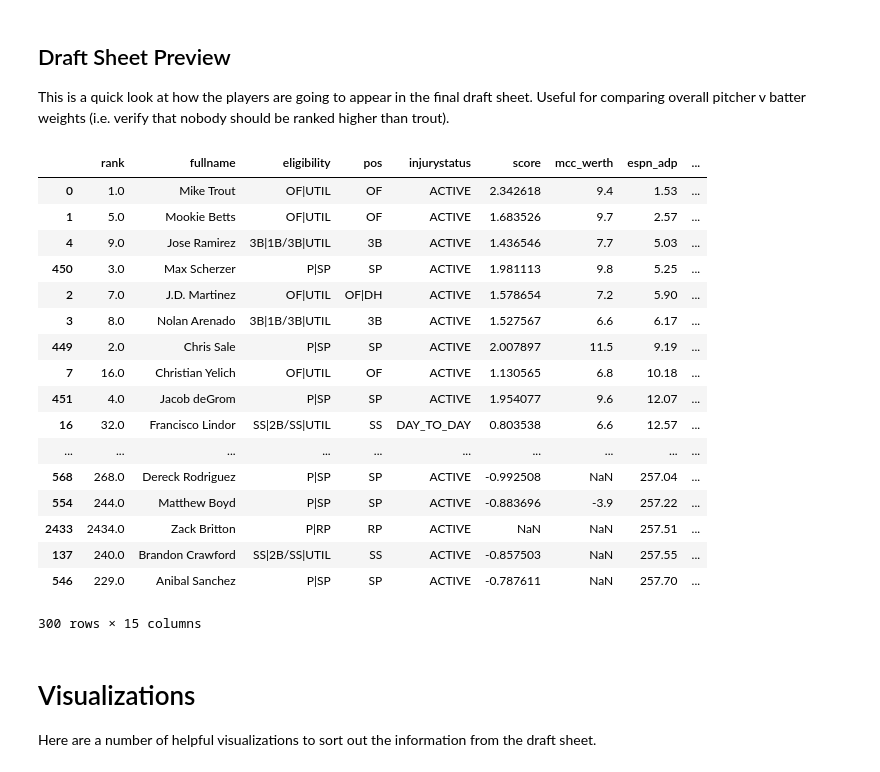
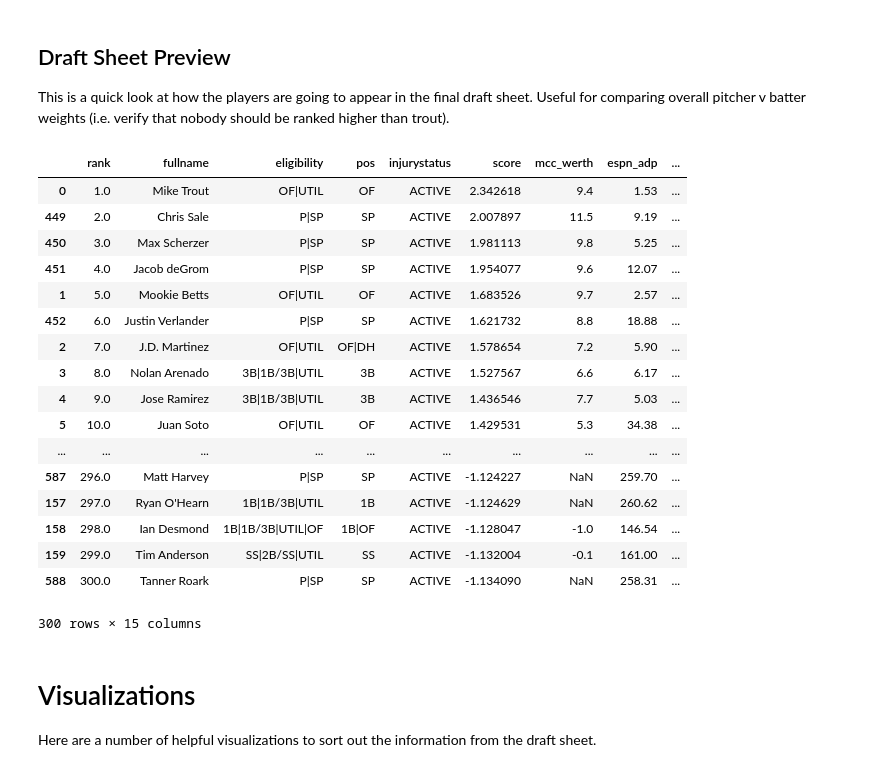
Before and after one commit to zmsy/notebooks, a Jupyter notebook: Player Z-scores.ipynb, the cells around one changed output. Drawn from its saved outputs; the diff is of its cells as text; code cells hidden in the pictures.

```diff
--- a/Player Z-scores.ipynb
+++ b/Player Z-scores.ipynb
@@ -351,25 +351,25 @@ with pd.ExcelWriter('fantasy2019.xlsx') as writer:
 
 This is a quick look at how the players are going to appear in the final draft sheet. Useful for comparing overall pitcher v batter weights (i.e. verify that nobody should be ranked higher than trout).
 # %%
-dfd.sort_values(by="espn_adp").head(300)
+dfd.head(300)
 # %% [output]
 |  | rank | fullname | eligibility | pos | injurystatus | score | mcc_werth | espn_adp | ... |
 | 0 | 1.0 | Mike Trout | OF|UTIL | OF | ACTIVE | 2.342618 | 9.4 | 1.53 | ... |
+| 449 | 2.0 | Chris Sale | P|SP | SP | ACTIVE | 2.007897 | 11.5 | 9.19 | ... |
+| 450 | 3.0 | Max Scherzer | P|SP | SP | ACTIVE | 1.981113 | 9.8 | 5.25 | ... |
+| 451 | 4.0 | Jacob deGrom | P|SP | SP | ACTIVE | 1.954077 | 9.6 | 12.07 | ... |
 | 1 | 5.0 | Mookie Betts | OF|UTIL | OF | ACTIVE | 1.683526 | 9.7 | 2.57 | ... |
-| 4 | 9.0 | Jose Ramirez | 3B|1B/3B|UTIL | 3B | ACTIVE | 1.436546 | 7.7 | 5.03 | ... |
-| 450 | 3.0 | Max Scherzer | P|SP | SP | ACTIVE | 1.981113 | 9.8 | 5.25 | ... |
+| 452 | 6.0 | Justin Verlander | P|SP | SP | ACTIVE | 1.621732 | 8.8 | 18.88 | ... |
 | 2 | 7.0 | J.D. Martinez | OF|UTIL | OF|DH | ACTIVE | 1.578654 | 7.2 | 5.90 | ... |
 | 3 | 8.0 | Nolan Arenado | 3B|1B/3B|UTIL | 3B | ACTIVE | 1.527567 | 6.6 | 6.17 | ... |
-| 449 | 2.0 | Chris Sale | P|SP | SP | ACTIVE | 2.007897 | 11.5 | 9.19 | ... |
-| 7 | 16.0 | Christian Yelich | OF|UTIL | OF | ACTIVE | 1.130565 | 6.8 | 10.18 | ... |
-| 451 | 4.0 | Jacob deGrom | P|SP | SP | ACTIVE | 1.954077 | 9.6 | 12.07 | ... |
-| 16 | 32.0 | Francisco Lindor | SS|2B/SS|UTIL | SS | DAY_TO_DAY | 0.803538 | 6.6 | 12.57 | ... |
+| 4 | 9.0 | Jose Ramirez | 3B|1B/3B|UTIL | 3B | ACTIVE | 1.436546 | 7.7 | 5.03 | ... |
+| 5 | 10.0 | Juan Soto | OF|UTIL | OF | ACTIVE | 1.429531 | 5.3 | 34.38 | ... |
 | ... | ... | ... | ... | ... | ... | ... | ... | ... | ... |
-| 568 | 268.0 | Dereck Rodriguez | P|SP | SP | ACTIVE | -0.992508 | NaN | 257.04 | ... |
-| 554 | 244.0 | Matthew Boyd | P|SP | SP | ACTIVE | -0.883696 | -3.9 | 257.22 | ... |
-| 2433 | 2434.0 | Zack Britton | P|RP | RP | ACTIVE | NaN | NaN | 257.51 | ... |
-| 137 | 240.0 | Brandon Crawford | SS|2B/SS|UTIL | SS | ACTIVE | -0.857503 | NaN | 257.55 | ... |
-| 546 | 229.0 | Anibal Sanchez | P|SP | SP | ACTIVE | -0.787611 | NaN | 257.70 | ... |
+| 587 | 296.0 | Matt Harvey | P|SP | SP | ACTIVE | -1.124227 | NaN | 259.70 | ... |
+| 157 | 297.0 | Ryan O'Hearn | 1B|1B/3B|UTIL | 1B | ACTIVE | -1.124629 | NaN | 260.62 | ... |
+| 158 | 298.0 | Ian Desmond | 1B|1B/3B|UTIL|OF | 1B|OF | ACTIVE | -1.128047 | -1.0 | 146.54 | ... |
+| 159 | 299.0 | Tim Anderson | SS|2B/SS|UTIL | SS | ACTIVE | -1.132004 | -0.1 | 161.00 | ... |
+| 588 | 300.0 | Tanner Roark | P|SP | SP | ACTIVE | -1.134090 | NaN | 258.31 | ... |
 300 rows × 15 columns
 # %% [markdown]
 # Visualizations
```
